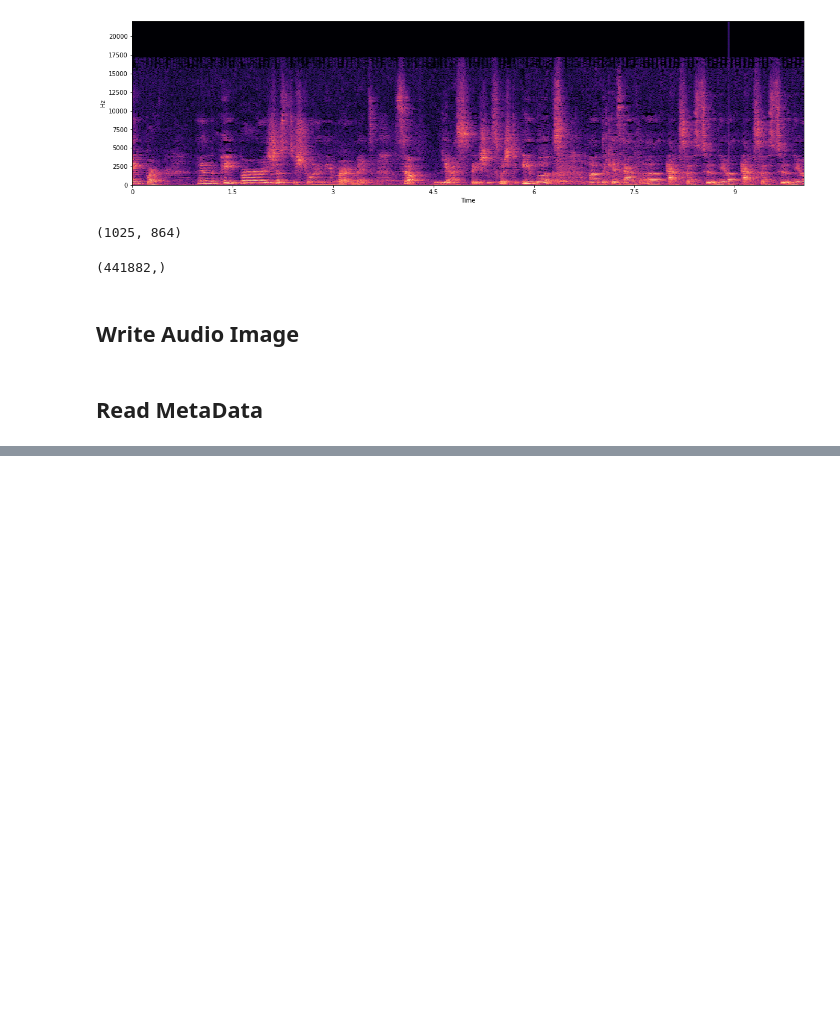
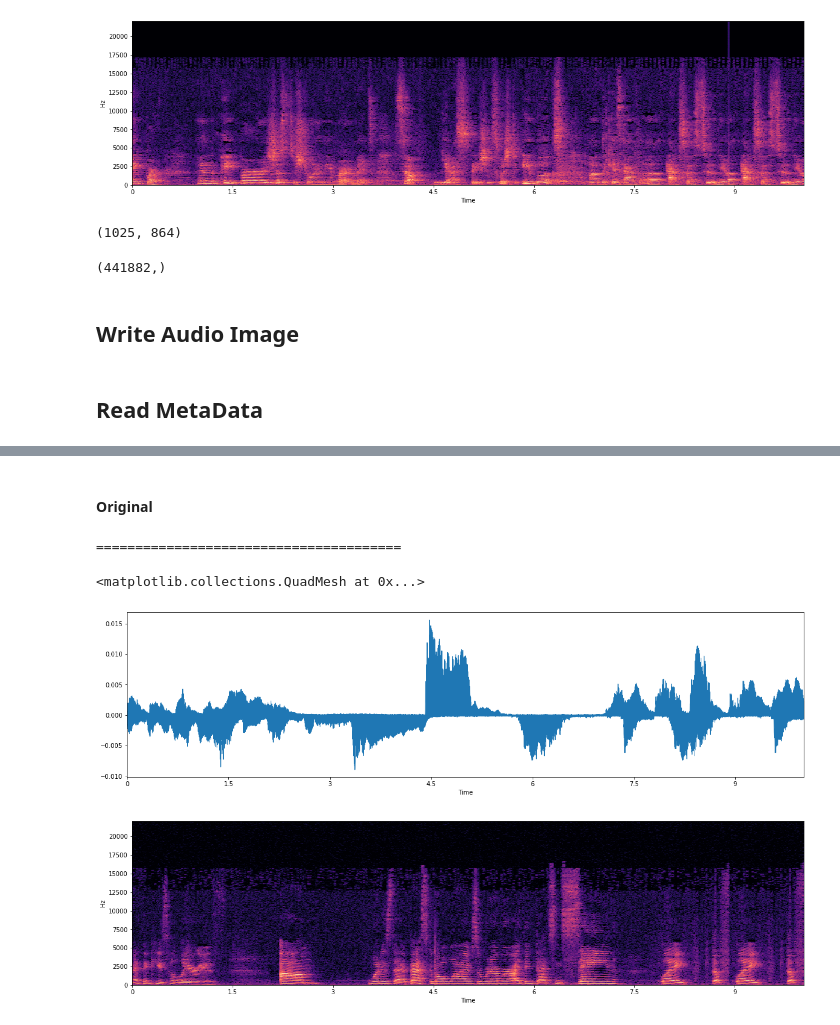
Before and after one commit to 471644/DeepFake, a Jupyter notebook: Extract_Image_From_Audio_V1_22Jun2021.ipynb, the cells around one changed output, grey strips where cells are left out. Drawn from its saved outputs; the diff is of its cells as text; code cells hidden in the pictures; blank space fills up the shorter version.

```diff
--- a/Extract_Image_From_Audio_V1_22Jun2021.ipynb
+++ b/Extract_Image_From_Audio_V1_22Jun2021.ipynb
@@ -219,0 +230,24 @@ del x
+# %% [markdown]
+#### Original
+# %%
+plt.figure(figsize=(20, 5))
+librosa.display.waveplot(mp.VideoFileClip(
+    "D://Work_Space//Patent Related Work//DeepFake//Data//train_sample_videos//efwfxwwlbw.mp4"
+).audio.to_soundarray().reshape(2, 441882),
+                         sr=44100)
+print("=======================================")
+plt.figure(figsize=(20, 5))
+librosa.display.specshow(librosa.amplitude_to_db(
+    abs(
+        librosa.stft(
+            mp.VideoFileClip(
+                "D://Work_Space//Patent Related Work//DeepFake//Data//train_sample_videos//efwfxwwlbw.mp4"
+            ).audio.to_soundarray()[:, 0]))),
+                         sr=44100,
+                         x_axis='time',
+                         y_axis='hz')
+# %% [output]
+=======================================
+<matplotlib.collections.QuadMesh at 0x...>
+[figure, added]
+[figure, added]
```
Also changed, not shown: parts of 7 cells of this notebook.
